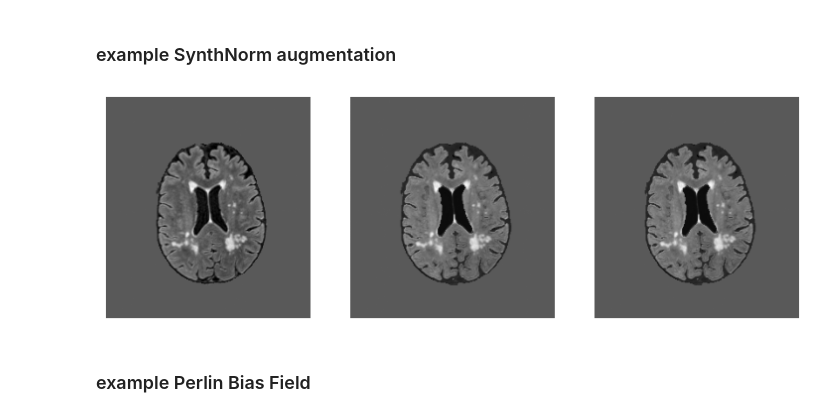
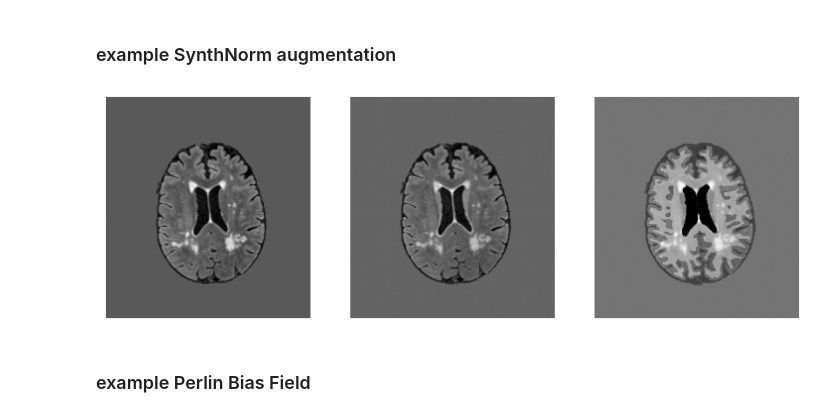
Before and after one commit to BenjaminPhi5/SynthNorm-augmentation, a Jupyter notebook: Demo.ipynb, the cells around one changed output. Drawn from its saved outputs; the diff is of its cells as text; code cells hidden in the pictures.

```diff
--- a/Demo.ipynb
+++ b/Demo.ipynb
@@ -15,12 +17,13 @@ synthseg = torch.from_numpy(sitk.GetArrayFromImage(sitk.ReadImage("example_synth
 data = {'FLAIR':flair, 'label':wmh, 'synthseg':synthseg}
 # %%
 islice = 140
-fig, axs = plt.subplots(1, 3, figsize=(9, 3))
+fig, axs = plt.subplots(1, 4, figsize=(12, 3))
 
 axs[0].imshow(flair[islice], origin='lower', cmap='gray')
 axs[1].imshow(flair[islice], origin='lower', cmap='gray')
 axs[1].imshow(wmh[islice], origin='lower', cmap='Oranges', alpha=0.8)
 axs[2].imshow(synthseg[islice], origin='lower', cmap='tab20')
+axs[3].imshow(mask[islice], origin='lower', cmap='Greens')
 for ax in axs:
     ax.axis('off')
 # %% [output]
@@ -42,17 +45,16 @@ synthnorm = SyntheticGMMAugmentation(
 # %%
 example_1 = synthnorm(data)
 example_2 = synthnorm(data)
 
-islice = 140
 fig, axs = plt.subplots(1, 3, figsize=(9, 3))
 
 axs[0].imshow(flair[islice], origin='lower', cmap='gray')
 axs[1].imshow(example_1['FLAIR'][islice], origin='lower', cmap='gray')
-axs[2].imshow(r['FLAIR'][islice], origin='lower', cmap='gray')
+axs[2].imshow(example_2['FLAIR'][islice], origin='lower', cmap='gray')
 
 for ax in axs:
     ax.axis('off')
 # %% [output]
-[figure, old version]
+[figure, new version]
 # %% [markdown]
 ### example Perlin Bias Field
```
Also changed, not shown: parts of 10 cells of this notebook, 2 other files.
